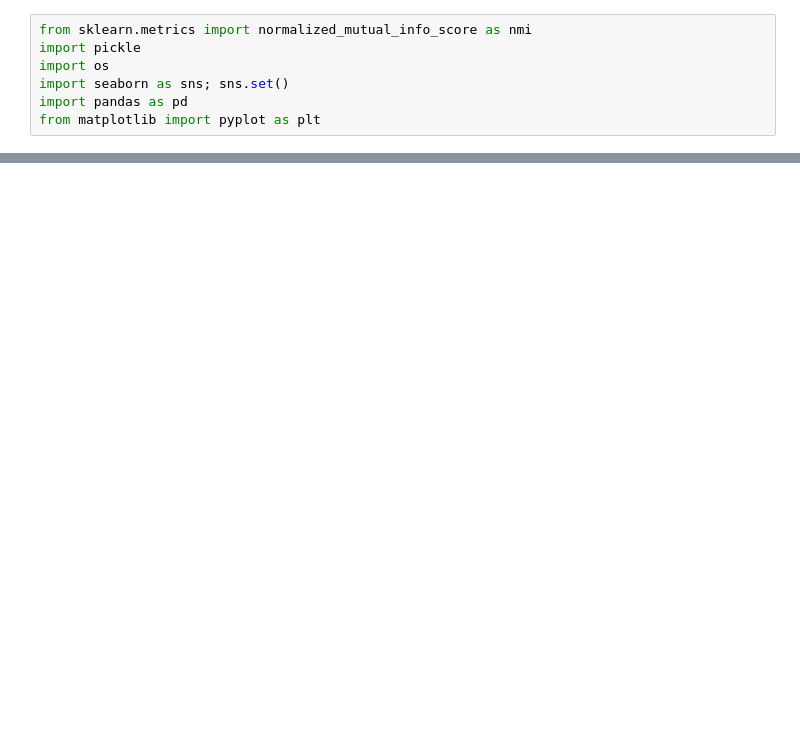
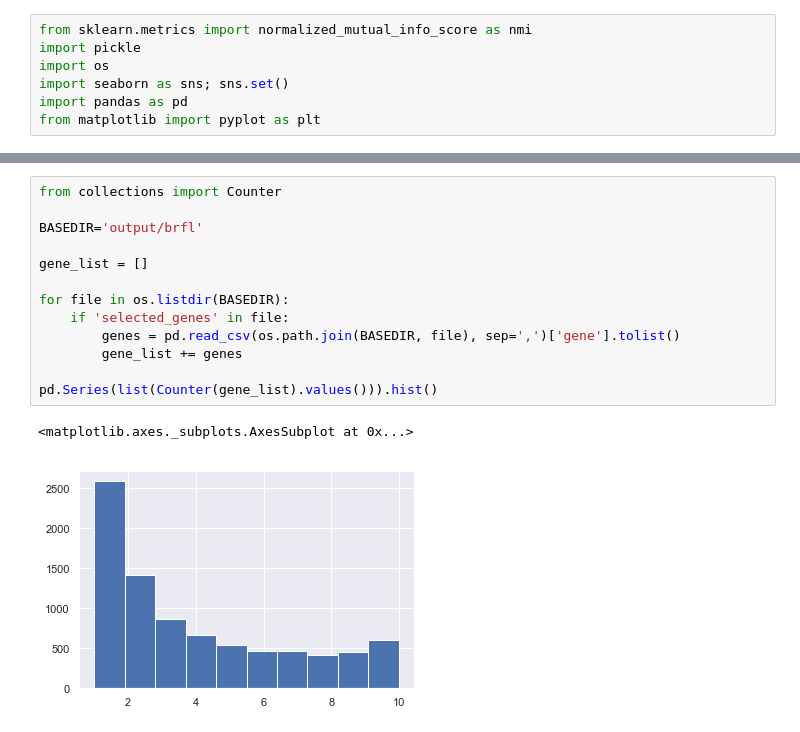
Before and after one commit to lucasvenez/mult, a Jupyter notebook: 04_00_normalized_mutual_information.ipynb, the cells around one changed output, grey strips where cells are left out. Drawn from its saved outputs; the diff is of its cells as text; blank space fills up the shorter version.

```diff
--- a/04_00_normalized_mutual_information.ipynb
+++ b/04_00_normalized_mutual_information.ipynb
@@ -8,3 +48,19 @@ from matplotlib import pyplot as plt
+# %%
+from collections import Counter
+
+BASEDIR='output/brfl'
+
+gene_list = []
+
+for file in os.listdir(BASEDIR):
+    if 'selected_genes' in file:
+        genes = pd.read_csv(os.path.join(BASEDIR, file), sep=',')['gene'].tolist()
+        gene_list += genes
+
+pd.Series(list(Counter(gene_list).values())).hist()
+# %% [output]
+<matplotlib.axes._subplots.AxesSubplot at 0x...>
+[figure, added]
 # %%
 BASEDIR='output/brfl'
 
```
Also changed, not shown: parts of 4 cells of this notebook.
